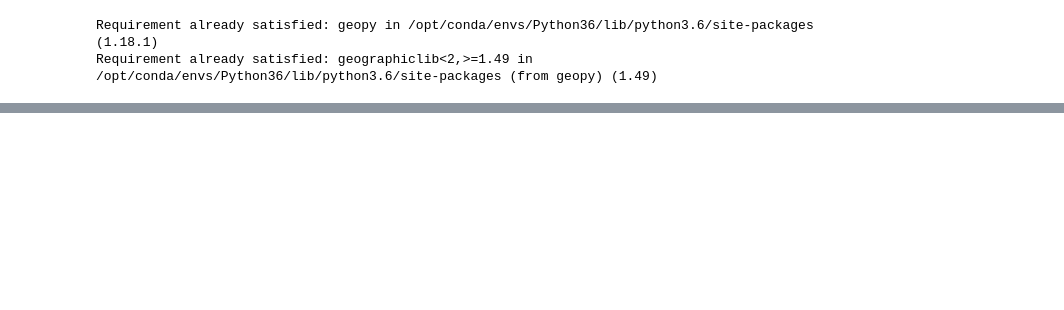
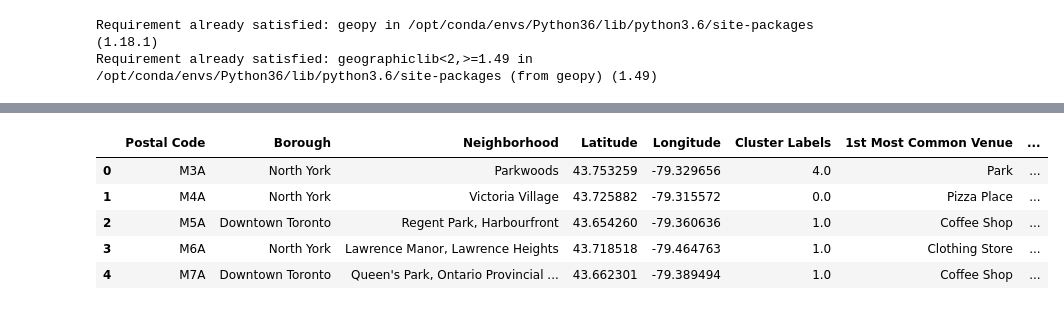
Before and after one commit to taka-hodo/Coursera_Capstone, a Jupyter notebook: Capstone Project.ipynb, the cells around one changed output, grey strips where cells are left out. Drawn from its saved outputs; the diff is of its cells as text; code cells hidden in the pictures; blank space fills up the shorter version.

```diff
--- a/Capstone Project.ipynb
+++ b/Capstone Project.ipynb
@@ -371,3 +420,15 @@ ValueError: cannot insert Cluster Labels, already exists
+# %%
+toronto_merged = toronto_merged.replace('Not assigned',np.nan, regex=True)
+toronto_merged.dropna(axis=0, inplace=True)
+toronto_merged = toronto_merged.reset_index(drop=True)
+toronto_merged.head()
+# %% [output]
+|  | Postal Code | Borough | Neighborhood | Latitude | Longitude | Cluster Labels | 1st Most Common Venue | ... |
+| 0 | M3A | North York | Parkwoods | 43.753259 | -79.329656 | 4.0 | Park | ... |
+| 1 | M4A | North York | Victoria Village | 43.725882 | -79.315572 | 0.0 | Pizza Place | ... |
+| 2 | M5A | Downtown Toronto | Regent Park, Harbourfront | 43.654260 | -79.360636 | 1.0 | Coffee Shop | ... |
+| 3 | M6A | North York | Lawrence Manor, Lawrence Heights | 43.718518 | -79.464763 | 1.0 | Clothing Store | ... |
+| 4 | M7A | Downtown Toronto | Queen's Park, Ontario Provincial ... | 43.662301 | -79.389494 | 1.0 | Coffee Shop | ... |
 # %%
 # create map
 map_clusters = folium.Map(location=[latitude, longitude], zoom_start=11)
```
Also changed, not shown: parts of 18 cells of this notebook.
